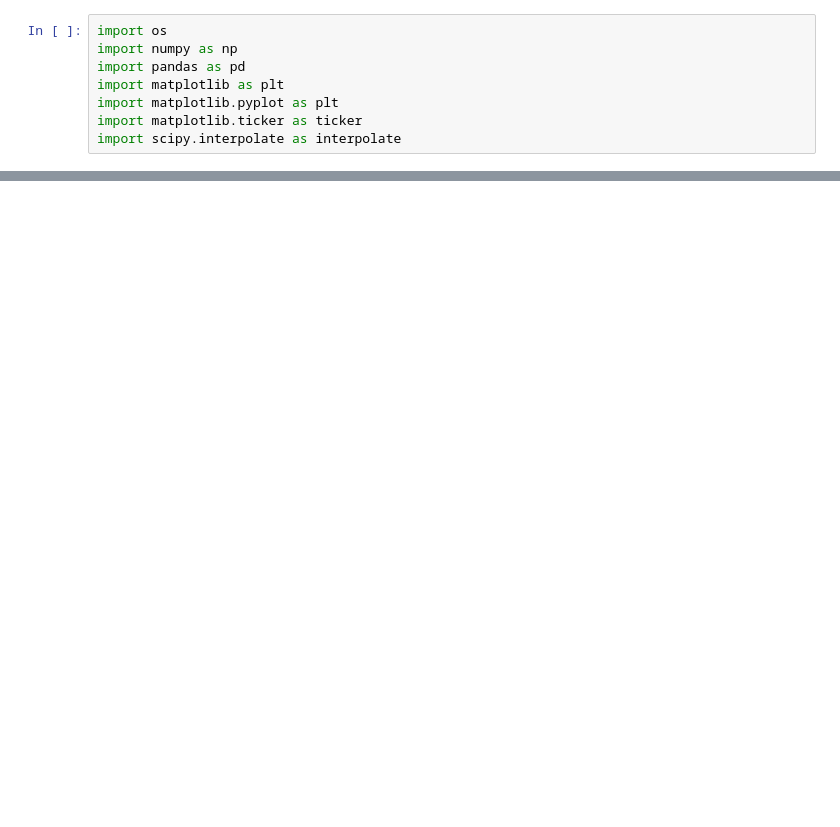
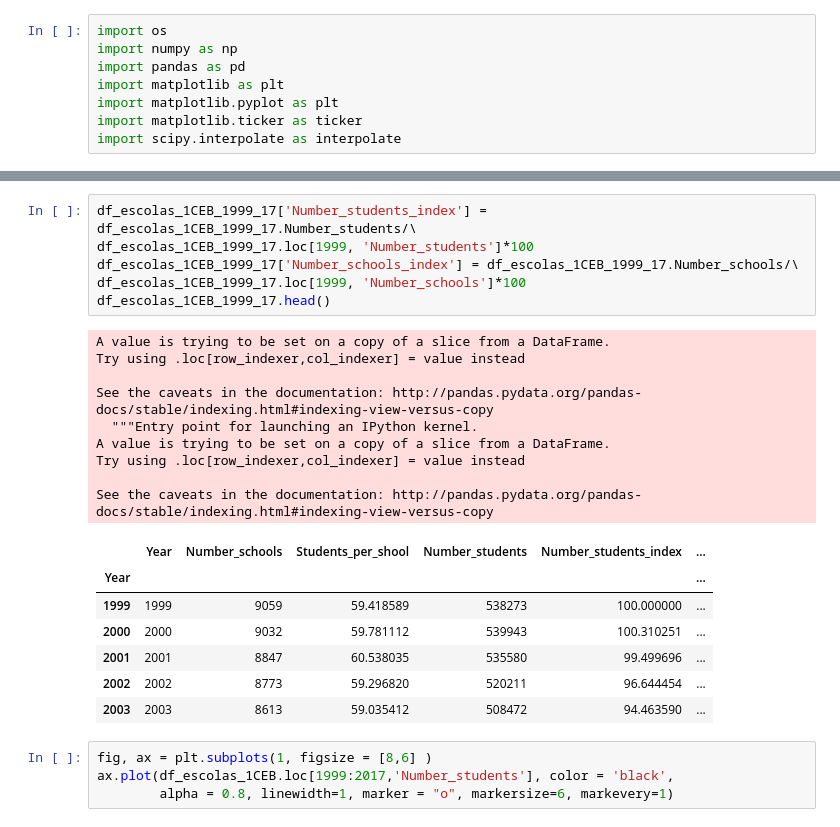
Before and after one commit to joaodolobo/Graficos_evolucao_escolas, a Jupyter notebook: Grafico_escolas.ipynb, the cells around one changed output, grey strips where cells are left out. Cells and saved outputs as stored; diff of their text form; blank space fills up the shorter version.

```diff
--- a/Grafico_escolas.ipynb
+++ b/Grafico_escolas.ipynb
@@ -22 +24,28 @@ df_escolas_1CEB.tail(2)
+# %%
+df_escolas_1CEB_1999_17['Number_students_index'] = df_escolas_1CEB_1999_17.Number_students/\
+df_escolas_1CEB_1999_17.loc[1999, 'Number_students']*100
+df_escolas_1CEB_1999_17['Number_schools_index'] = df_escolas_1CEB_1999_17.Number_schools/\
+df_escolas_1CEB_1999_17.loc[1999, 'Number_schools']*100
+df_escolas_1CEB_1999_17.head()
+# %% [output]
+A value is trying to be set on a copy of a slice from a DataFrame.
+Try using .loc[row_indexer,col_indexer] = value instead
+
+See the caveats in the documentation: http://pandas.pydata.org/pandas-docs/stable/indexing.html#indexing-view-versus-copy
+  """Entry point for launching an IPython kernel.
+A value is trying to be set on a copy of a slice from a DataFrame.
+Try using .loc[row_indexer,col_indexer] = value instead
+
+See the caveats in the documentation: http://pandas.pydata.org/pandas-docs/stable/indexing.html#indexing-view-versus-copy
+|  | Year | Number_schools | Students_per_shool | Number_students | Number_students_index | ... |
+| Year |  |  |  |  |  | ... |
+| 1999 | 1999 | 9059 | 59.418589 | 538273 | 100.000000 | ... |
+| 2000 | 2000 | 9032 | 59.781112 | 539943 | 100.310251 | ... |
+| 2001 | 2001 | 8847 | 60.538035 | 535580 | 99.499696 | ... |
+| 2002 | 2002 | 8773 | 59.296820 | 520211 | 96.644454 | ... |
+| 2003 | 2003 | 8613 | 59.035412 | 508472 | 94.463590 | ... |
+# %%
+fig, ax = plt.subplots(1, figsize = [8,6] )
+ax.plot(df_escolas_1CEB.loc[1999:2017,'Number_students'], color = 'black',
+        alpha = 0.8, linewidth=1, marker = "o", markersize=6, markevery=1)
 # %%
```
Also changed, not shown: parts of 5 cells of this notebook.
